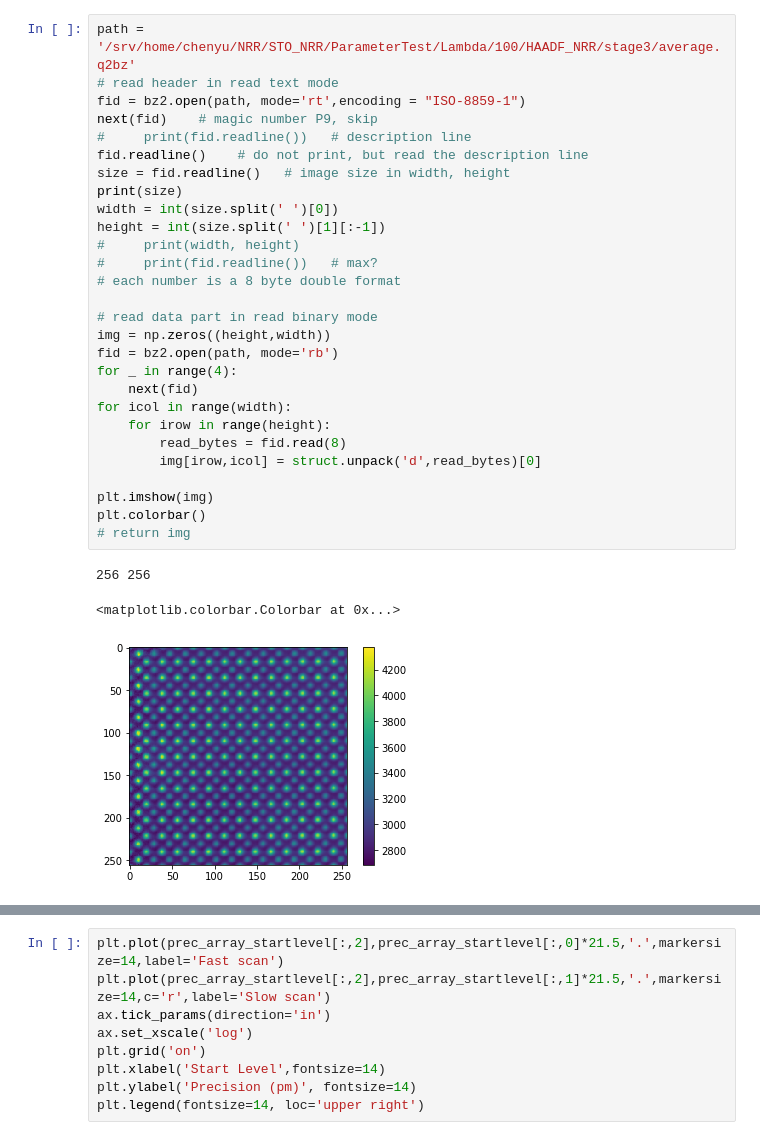
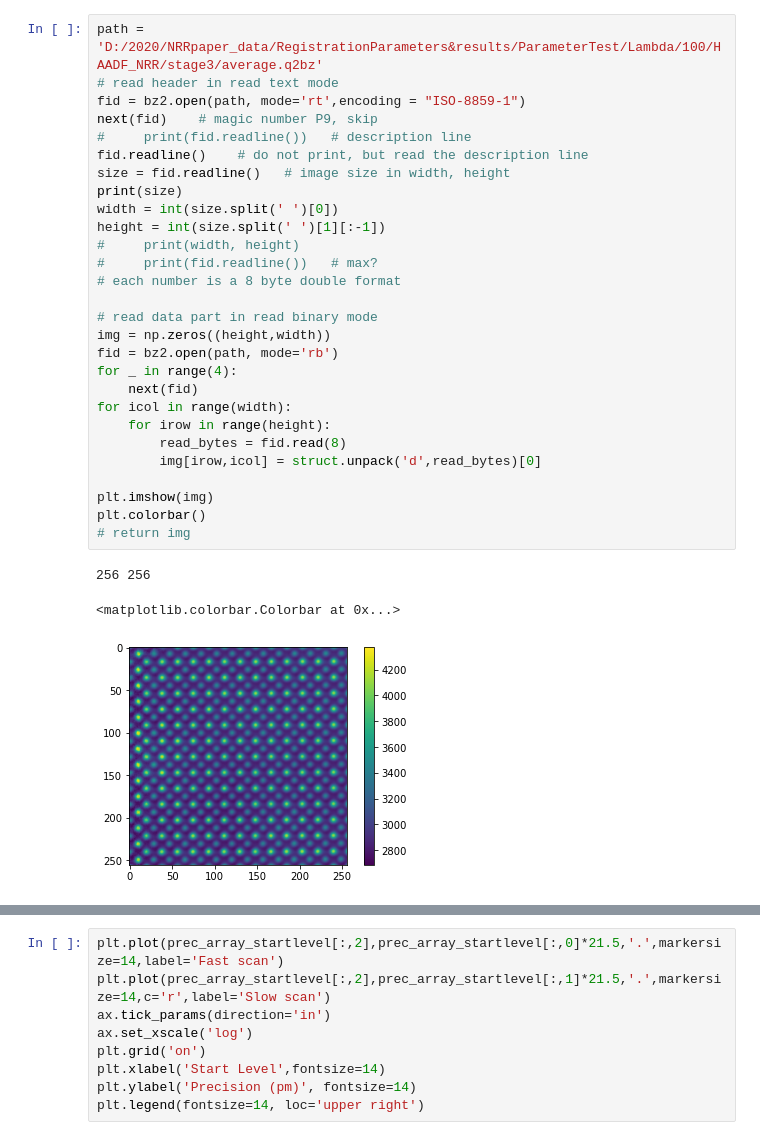
Before and after one commit to CY-Zhang/PyProcessingCodes, a Jupyter notebook: NRR_Optimization/ParameterAnalysis.ipynb, the cells around one changed output, grey strips where cells are left out. Saved outputs shown, nothing was run; the diff lists cells and outputs as text.

```diff
--- a/NRR_Optimization/ParameterAnalysis.ipynb
+++ b/NRR_Optimization/ParameterAnalysis.ipynb
@@ -27,37 +27,37 @@ import csv
 import struct
 import bz2
 # %%
-path = '/srv/home/chenyu/NRR/STO_NRR/ParameterTest/Lambda/100/HAADF_NRR/stage3/average.q2bz'
+path = 'D:/2020/NRRpaper_data/RegistrationParameters&results/ParameterTest/Lambda/100/HAADF_NRR/stage3/average.q2bz'
 # read header in read text mode
 fid = bz2.open(path, mode='rt',encoding = "ISO-8859-1")
 next(fid)    # magic number P9, skip
 #     print(fid.readline())   # description line
 fid.readline()    # do not print, but read the description line
 size = fid.readline()   # image size in width, height
 print(size)
 width = int(size.split(' ')[0])
 height = int(size.split(' ')[1][:-1])
 #     print(width, height)
 #     print(fid.readline())   # max?
 # each number is a 8 byte double format
 
 # read data part in read binary mode
 img = np.zeros((height,width))
 fid = bz2.open(path, mode='rb')
 for _ in range(4):
     next(fid)
 for icol in range(width):
     for irow in range(height):
         read_bytes = fid.read(8)
         img[irow,icol] = struct.unpack('d',read_bytes)[0]
 
 plt.imshow(img)
 plt.colorbar()
 # return img
 # %% [output]
 256 256
 <matplotlib.colorbar.Colorbar at 0x...>
-[figure, old version]
+[figure, new version]
 # %%
 path = '/srv/home/chenyu/NRR/STO_NRR/ParameterTest/StartLevel/*/HAADF_NRR/stage3/'
 num = len(glob.glob(path))
```
Also changed, not shown: parts of 2 cells of this notebook.
